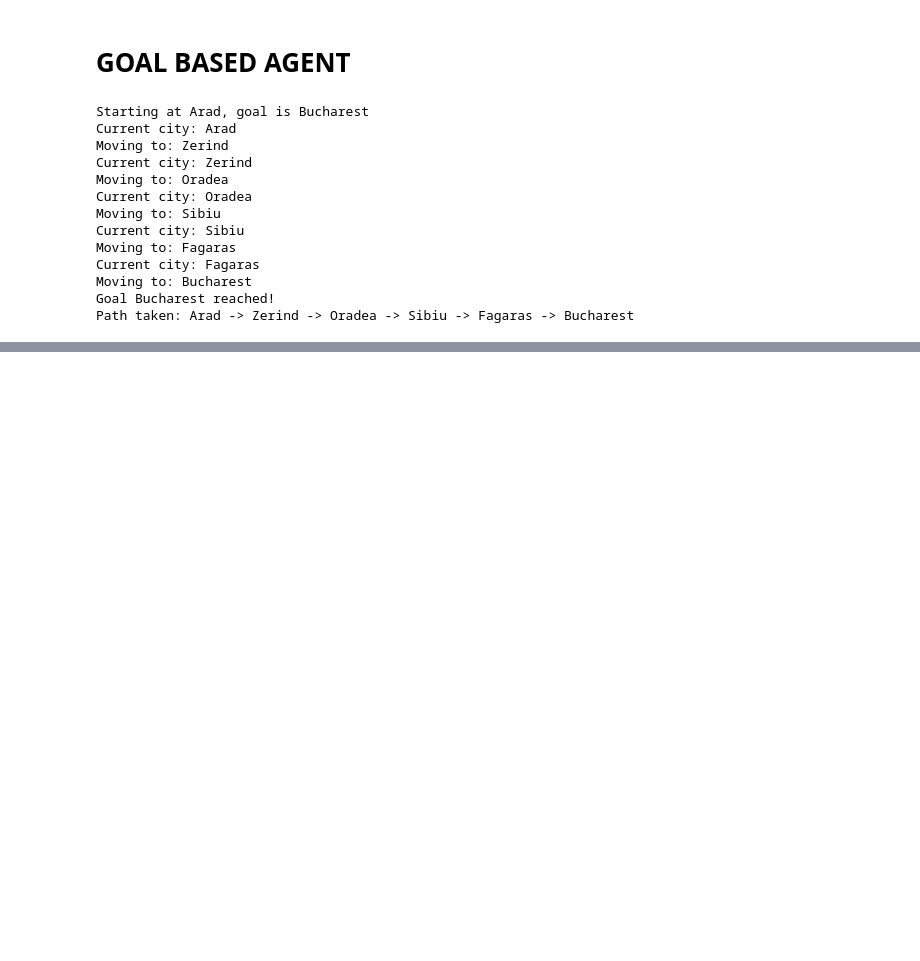
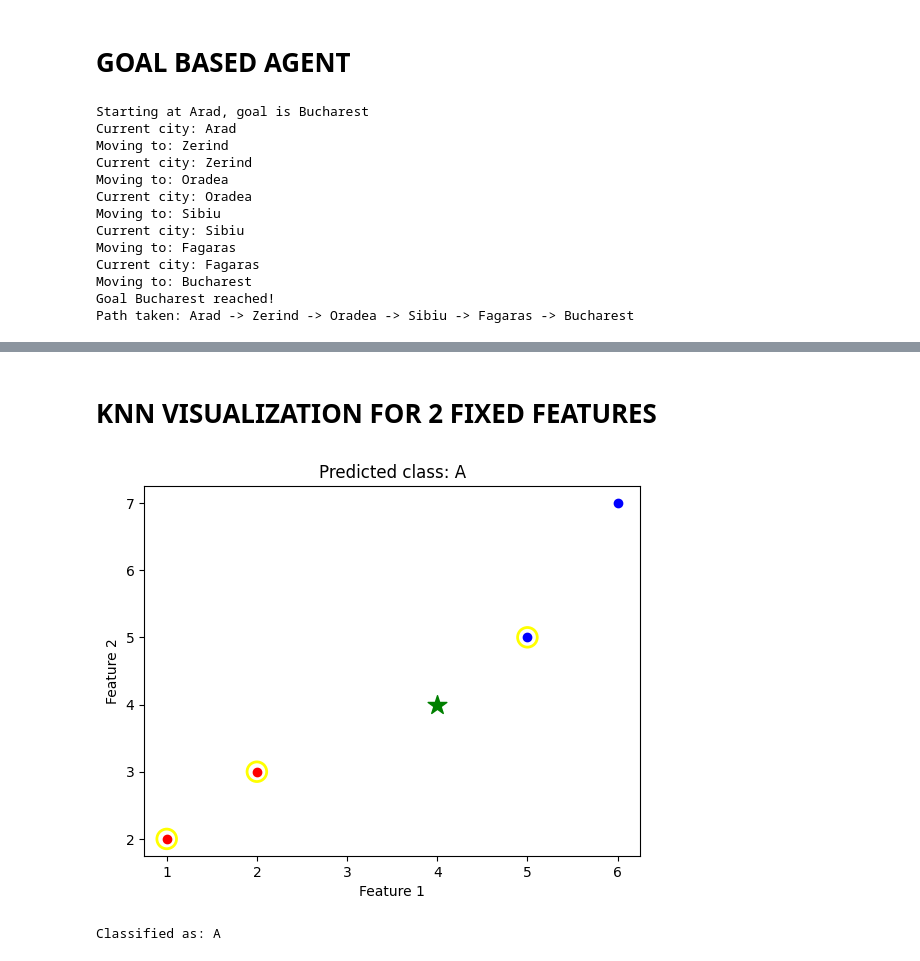
Before and after one commit to divyadharaa/AI-Labsheet--3--021374, a Jupyter notebook: lab3.ipynb, the cells around one changed output, grey strips where cells are left out. Drawn from its saved outputs; the diff is of its cells as text; code cells hidden in the pictures; blank space fills up the shorter version.

```diff
--- a/lab3.ipynb
+++ b/lab3.ipynb
@@ -210,0 +349,54 @@ Path taken: Arad -> Zerind -> Oradea -> Sibiu -> Fagaras -> Bucharest
+# %% [markdown]
+# **KNN VISUALIZATION FOR 2 FIXED FEATURES**
+# %%
+import matplotlib.pyplot as plt
+from collections import Counter
+
+# Simple 2-feature dataset
+data = [
+    ([1, 2], 'A'),
+    ([2, 3], 'A'),
+    ([5, 5], 'B'),
+    ([6, 7], 'B')
+]
+
+def distance(p1, p2):
+    total = 0
+    for i in range(len(p1)):
+        total += (p1[i] - p2[i]) ** 2
+    return total ** 0.5
+
+def knn(test_point, data, k=3):
+    distances = []
+    for features, label in data:
+        dist = distance(test_point, features)
+        distances.append((dist, label, features))
+    distances.sort(key=lambda x: x[0])
+    neighbors = distances[:k]
+
+    labels = [label for _, label, _ in neighbors]
+    prediction = Counter(labels).most_common(1)[0][0]
+
+    # Plot all points
+    for features, label in data:
+        color = 'red' if label == 'A' else 'blue'
+        plt.scatter(features[0], features[1], c=color)
+
+    # Highlight neighbors with yellow circle
+    for _, _, features in neighbors:
+        plt.scatter(features[0], features[1], facecolors='none', edgecolors='yellow', s=200, linewidths=2)
+
+    # Plot test point as green star
+    plt.scatter(test_point[0], test_point[1], c='green', marker='*', s=200)
+    plt.title(f'Predicted class: {prediction}')
+    plt.xlabel('Feature 1')
+    plt.ylabel('Feature 2')
+    plt.show()
+
+    return prediction
+
+test_point = [4, 4]
+print("Classified as:", knn(test_point, data))
+# %% [output]
+[figure, added]
+Classified as: A
```
Also changed, not shown: parts of 6 cells of this notebook.
